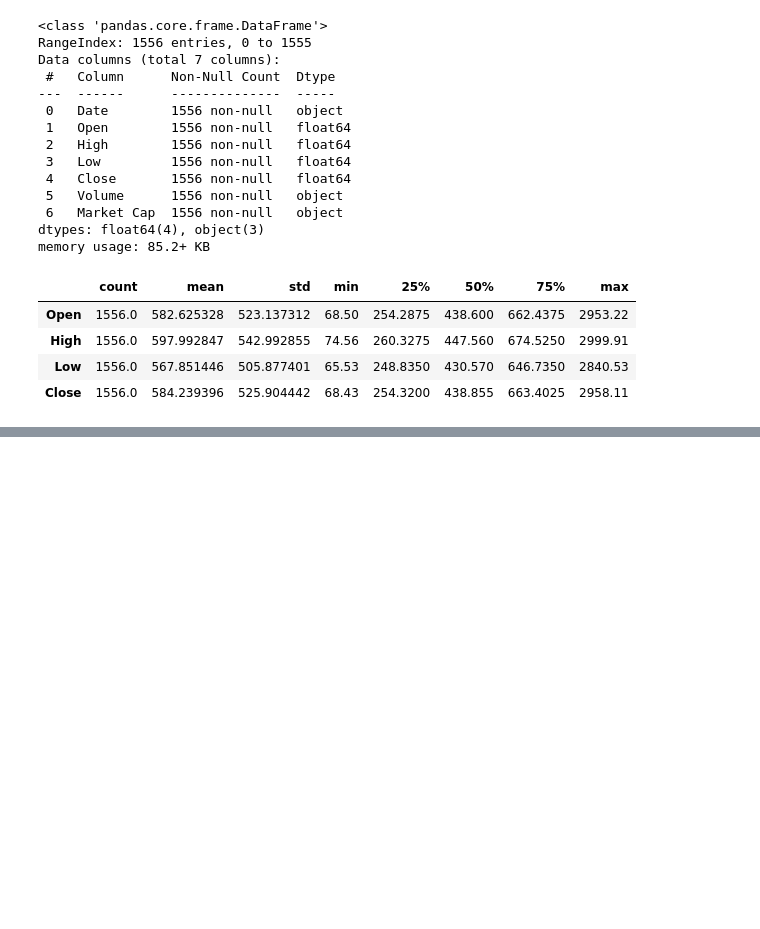
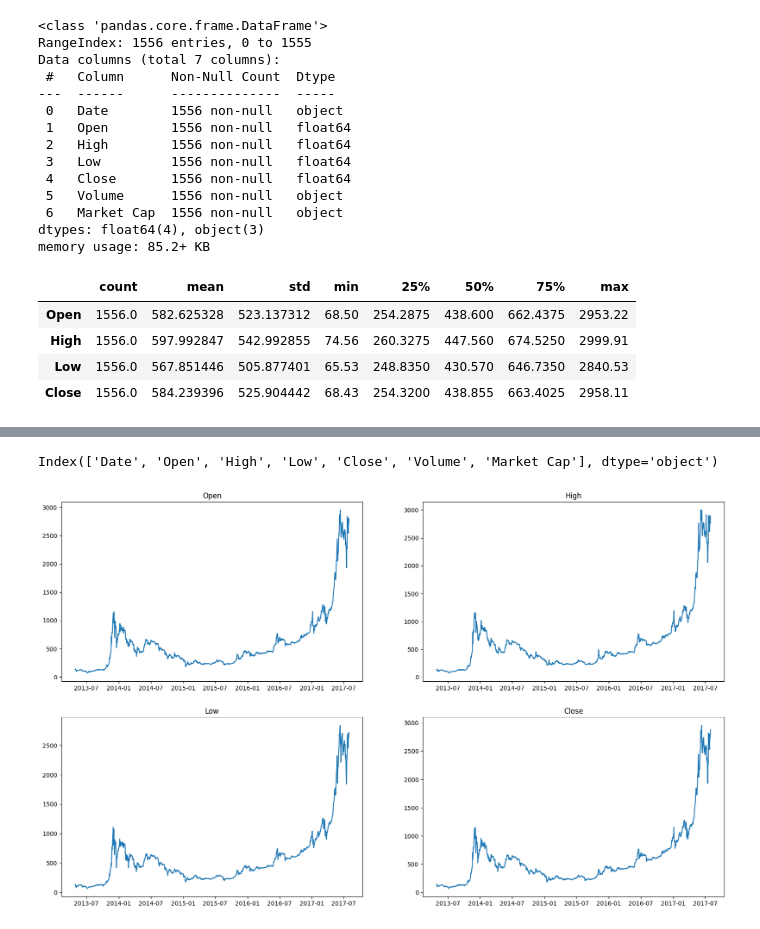
Before and after one commit to Sumetjutha/031_Real_Project_Analysis_Python, a Jupyter notebook: 004_Bitcoin_Data_Analysis.ipynb, the cells around one changed output, grey strips where cells are left out. Drawn from its saved outputs; the diff is of its cells as text; code cells hidden in the pictures; blank space fills up the shorter version.

```diff
--- a/004_Bitcoin_Data_Analysis.ipynb
+++ b/004_Bitcoin_Data_Analysis.ipynb
@@ -66,0 +82,2 @@ df.describe().T
+# %%
+df['Date'] = df['Date'].astype('datetime64[ns]')
@@ -66,0 +189,13 @@ df.describe().T
+# %%
+data.columns
+# %% [output]
+Index(['Date', 'Open', 'High', 'Low', 'Close', 'Volume', 'Market Cap'], dtype='object')
+# %%
+plt.figure(figsize=(20,12))
+
+for index , col in enumerate(['Open', 'High', 'Low', 'Close'], 1):
+    plt.subplot(2,2,index)
+    plt.plot(df['Date'], df[col])
+    plt.title(col)
+# %% [output]
+[figure, added]
```
Also changed, not shown: parts of 17 cells of this notebook.
